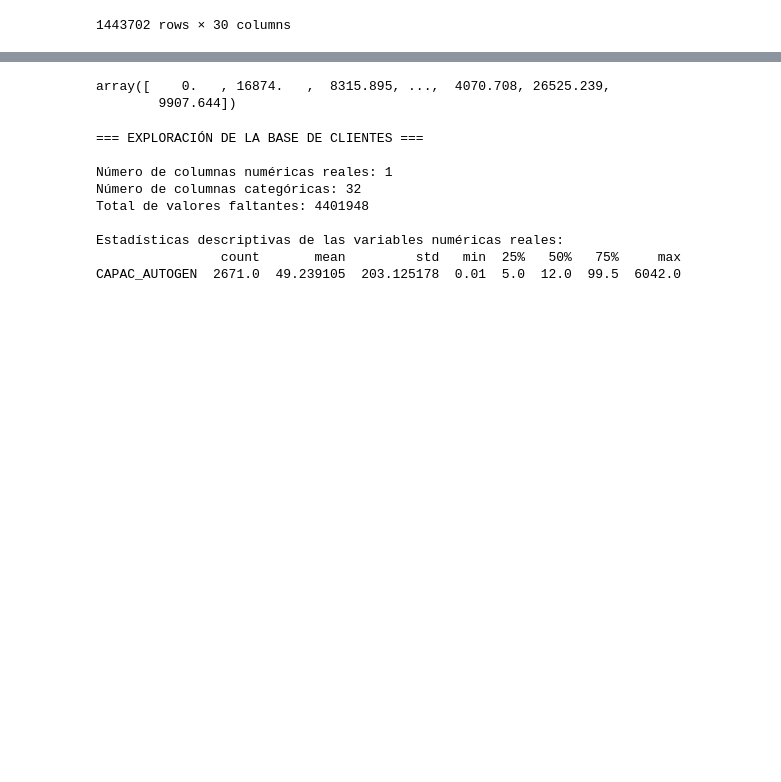
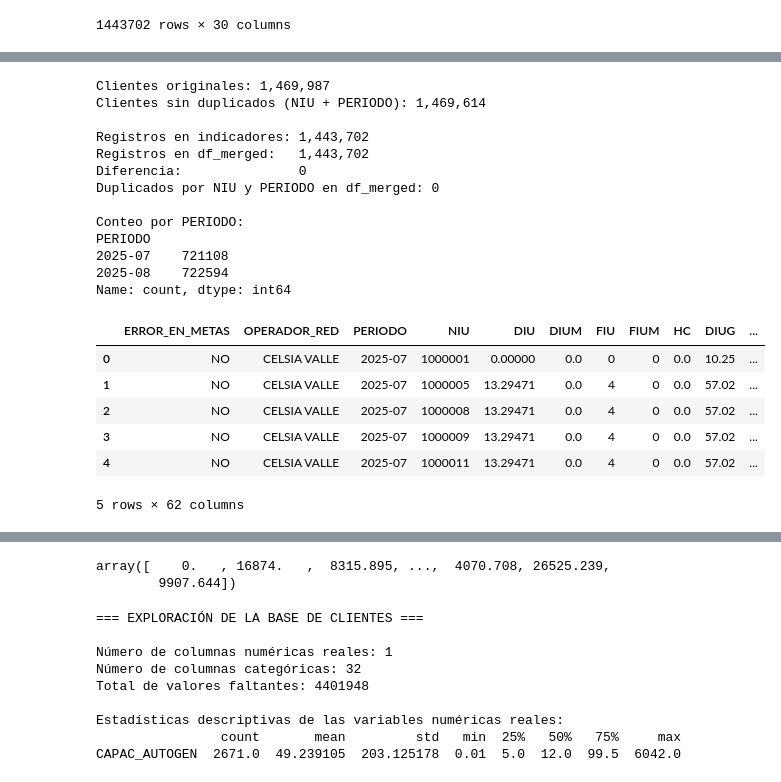
Before and after one commit to Fabian-11/Proyecto---Despliegue-de-Soluciones-Analiticas, a Jupyter notebook: Proyecto DSA - Compensaciones Empresa de Energia.ipynb, the cells around one changed output, grey strips where cells are left out. Saved outputs shown, nothing was run; the diff lists cells and outputs as text; code cells hidden in the pictures; blank space fills up the shorter version.

Commit message:
Unión de bases por NIU-Peridodo

```diff
--- a/Proyecto DSA - Compensaciones Empresa de Energia.ipynb
+++ b/Proyecto DSA - Compensaciones Empresa de Energia.ipynb
@@ -107,3 +163,55 @@ indicadores
+# %%
+# --- Eliminar duplicados en clientes por NIU y PERIODO ---
+clientes_dedup = clientes.drop_duplicates(subset=['NIU', 'PERIODO'], keep='first')
+
+print(f"Clientes originales: {len(clientes):,}")
+print(f"Clientes sin duplicados (NIU + PERIODO): {len(clientes_dedup):,}")
+
+# --- Merge: base principal = indicadores ---
+df_merged = pd.merge(
+    indicadores,
+    clientes_dedup,
+    how='left',  # mantiene todos los registros de indicadores
+    on=['NIU', 'PERIODO'],
+    suffixes=('_IND', '_CLI')
+)
+
+# --- Validaciones ---
+print(f"\nRegistros en indicadores: {len(indicadores):,}")
+print(f"Registros en df_merged:   {len(df_merged):,}")
+print(f"Diferencia:               {len(indicadores) - len(df_merged)}")
+
+# Comprobar duplicados en la base final
+duplicados = df_merged.duplicated(subset=['NIU', 'PERIODO']).sum()
+print(f"Duplicados por NIU y PERIODO en df_merged: {duplicados}")
+
+# Distribución de periodos para verificar consistencia
+print("\nConteo por PERIODO:")
+print(df_merged['PERIODO'].value_counts().sort_index())
+
+# Vista previa
+df_merged.head(5)
+# %% [output]
+Clientes originales: 1,469,987
+Clientes sin duplicados (NIU + PERIODO): 1,469,614
+
+Registros en indicadores: 1,443,702
+Registros en df_merged:   1,443,702
+Diferencia:               0
+Duplicados por NIU y PERIODO en df_merged: 0
+
+Conteo por PERIODO:
+PERIODO
+2025-07    721108
+2025-08    722594
+Name: count, dtype: int64
+|  | ERROR_EN_METAS | OPERADOR_RED | PERIODO | NIU | DIU | DIUM | FIU | FIUM | HC | DIUG | ... |
+| 0 | NO | CELSIA VALLE | 2025-07 | 1000001 | 0.00000 | 0.0 | 0 | 0 | 0.0 | 10.25 | ... |
+| 1 | NO | CELSIA VALLE | 2025-07 | 1000005 | 13.29471 | 0.0 | 4 | 0 | 0.0 | 57.02 | ... |
+| 2 | NO | CELSIA VALLE | 2025-07 | 1000008 | 13.29471 | 0.0 | 4 | 0 | 0.0 | 57.02 | ... |
+| 3 | NO | CELSIA VALLE | 2025-07 | 1000009 | 13.29471 | 0.0 | 4 | 0 | 0.0 | 57.02 | ... |
+| 4 | NO | CELSIA VALLE | 2025-07 | 1000011 | 13.29471 | 0.0 | 4 | 0 | 0.0 | 57.02 | ... |
+5 rows × 62 columns
 # %%
 def explorar_indicadores(df):
     print("=== EXPLORACIÓN DE LA BASE DE INDICADORES ===\n")
```
Also changed, not shown: parts of 7 cells of this notebook.
